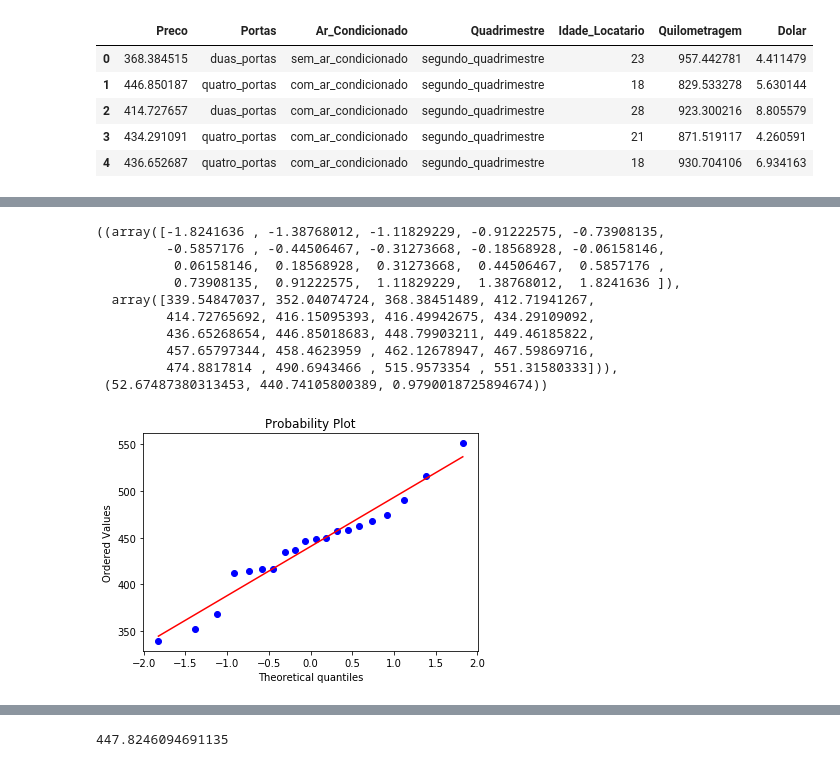
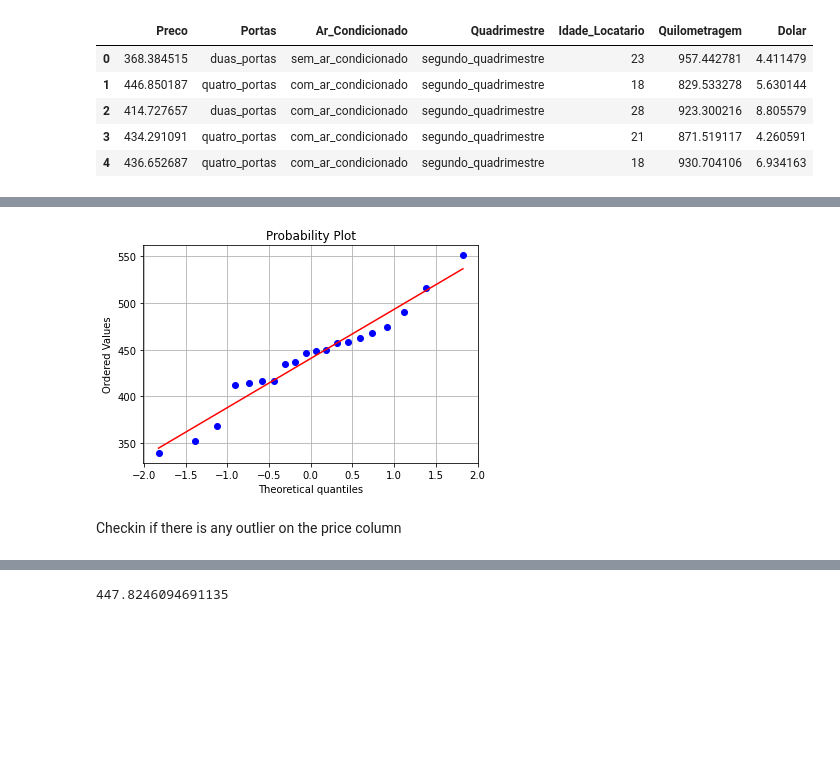
Before and after one commit to joaopedroamorim/DS_Codes, a Jupyter notebook: Exemplos_LeisdeProbabilidade.ipynb, the cells around one changed output, grey strips where cells are left out. Drawn from its saved outputs; the diff is of its cells as text; code cells hidden in the pictures; blank space fills up the shorter version.

```diff
--- a/Exemplos_LeisdeProbabilidade.ipynb
+++ b/Exemplos_LeisdeProbabilidade.ipynb
@@ -225,17 +208,10 @@ plt.hist(dados['Preco'])
 # %%
 stats.probplot(dados['Preco'], dist="norm",plot=plt)
+plt.grid()
 # %% [output]
-((array([-1.8241636 , -1.38768012, -1.11829229, -0.91222575, -0.73908135,
-         -0.5857176 , -0.44506467, -0.31273668, -0.18568928, -0.06158146,
-          0.06158146,  0.18568928,  0.31273668,  0.44506467,  0.5857176 ,
-          0.73908135,  0.91222575,  1.11829229,  1.38768012,  1.8241636 ]),
-  array([339.54847037, 352.04074724, 368.38451489, 412.71941267,
-         414.72765692, 416.15095393, 416.49942675, 434.29109092,
-         436.65268654, 446.85018683, 448.79903211, 449.46185822,
-         457.65797344, 458.4623959 , 462.12678947, 467.59869716,
-         474.8817814 , 490.6943466 , 515.9573354 , 551.31580333])),
- (52.67487380313453, 440.74105800389, 0.9790018725894674))
-[figure, old version]
+[figure, new version]
+# %% [markdown]
+Checkin if there is any outlier on the price column
 # %%
 boxplot = dados.boxplot(column=['Preco'])
 # %% [output]
```
Also changed, not shown: parts of 50 cells of this notebook.
